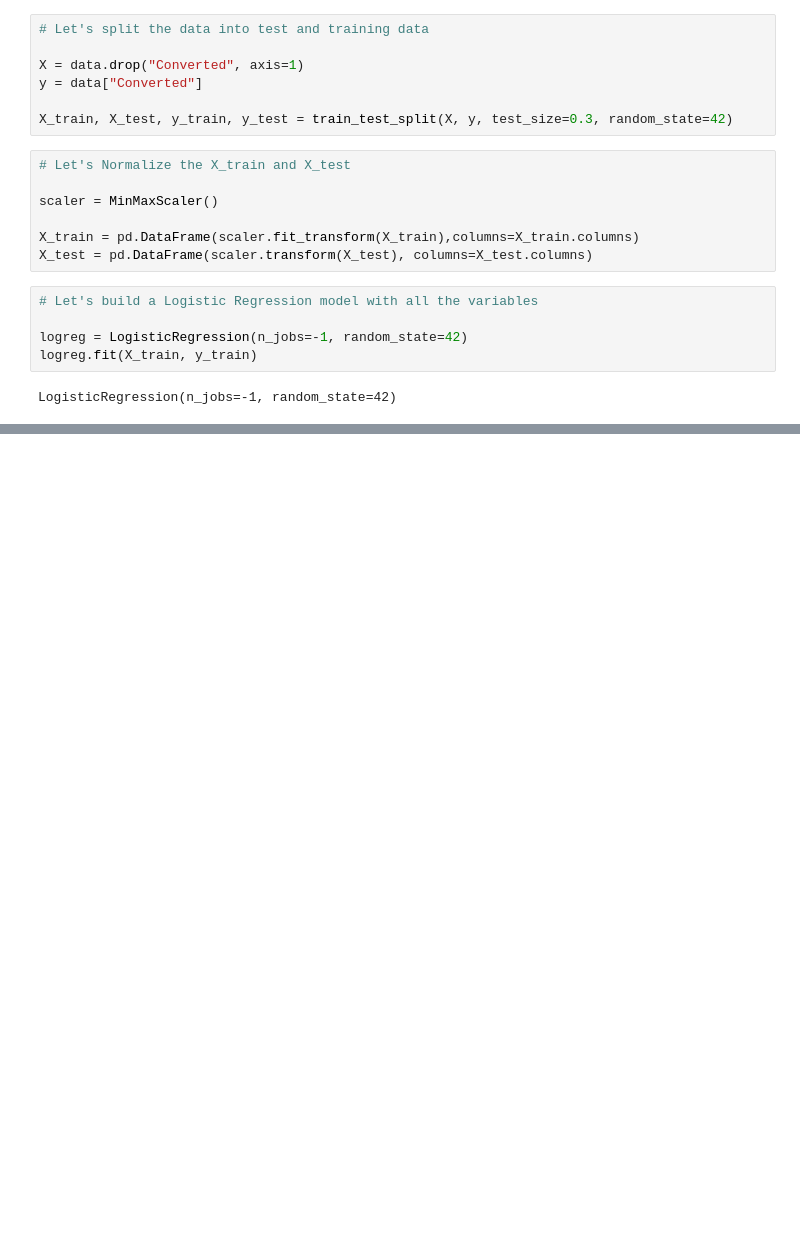
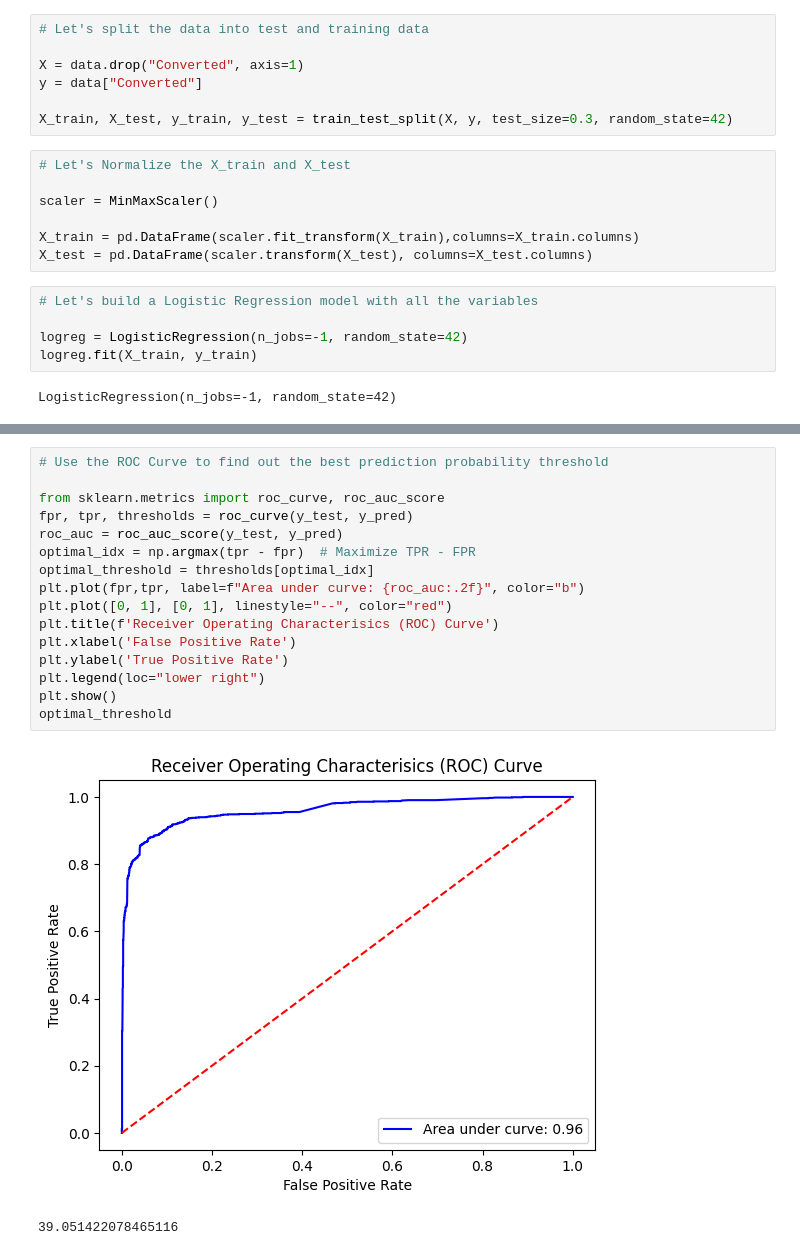
Before and after one commit to aravindpeddinti/Lead_Scoring_Case_Study, a Jupyter notebook: Assignment.ipynb, the cells around one changed output, grey strips where cells are left out. Cells and saved outputs as stored; diff of their text form; blank space fills up the shorter version.

```diff
--- a/Assignment.ipynb
+++ b/Assignment.ipynb
@@ -1296,0 +1120,19 @@ coefficients
+# %%
+# Use the ROC Curve to find out the best prediction probability threshold
+
+from sklearn.metrics import roc_curve, roc_auc_score
+fpr, tpr, thresholds = roc_curve(y_test, y_pred)
+roc_auc = roc_auc_score(y_test, y_pred)
+optimal_idx = np.argmax(tpr - fpr)  # Maximize TPR - FPR
+optimal_threshold = thresholds[optimal_idx]
+plt.plot(fpr,tpr, label=f"Area under curve: {roc_auc:.2f}", color="b")
+plt.plot([0, 1], [0, 1], linestyle="--", color="red")
+plt.title(f'Receiver Operating Characterisics (ROC) Curve')
+plt.xlabel('False Positive Rate')
+plt.ylabel('True Positive Rate')
+plt.legend(loc="lower right")
+plt.show()
+optimal_threshold
+# %% [output]
+[figure, added]
+39.051422078465116
```
Also changed, not shown: parts of 76 cells of this notebook.
